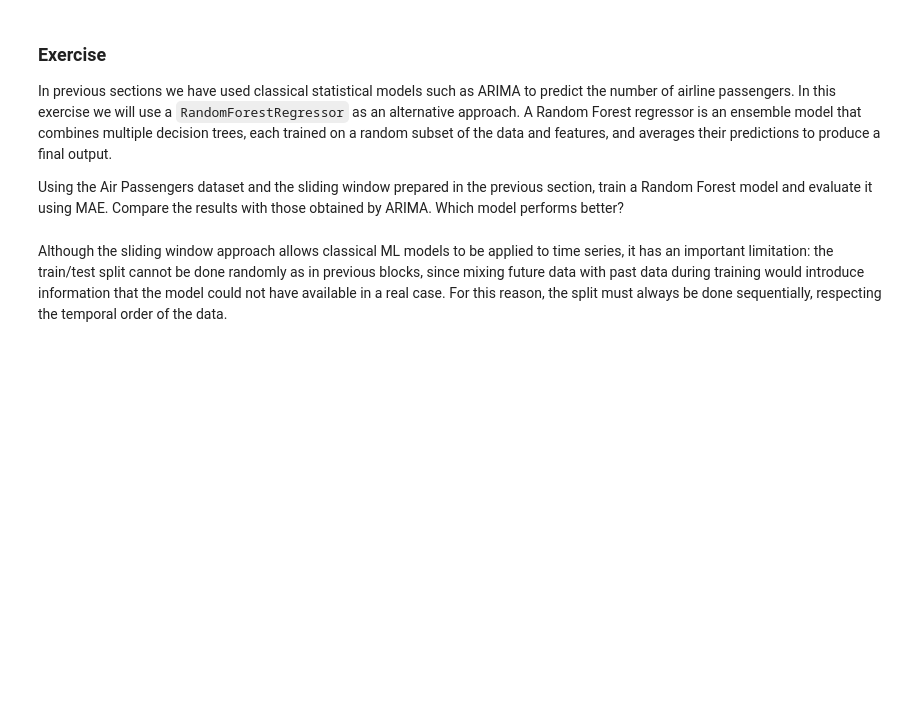
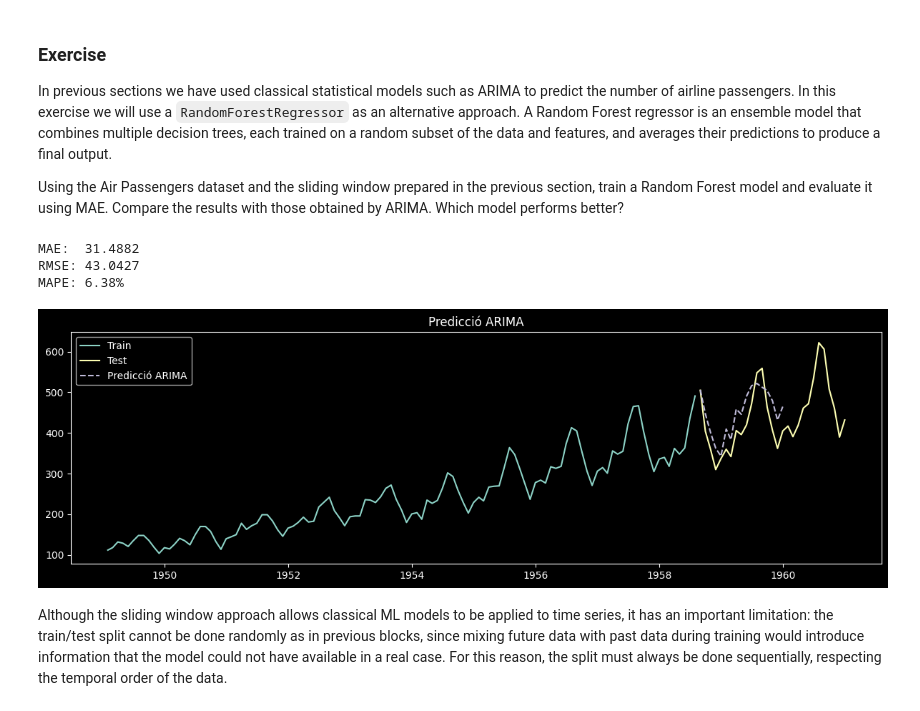
Before and after one commit to bmalcover/AppOC, a Jupyter notebook: docs/notebooks/03_Series/Sol/01_Introduccio.ipynb, the cells around one changed output. Cells and saved outputs as stored; diff of their text form; code cells hidden in the pictures; blank space fills up the shorter version.

```diff
--- a/docs/notebooks/03_Series/Sol/01_Introduccio.ipynb
+++ b/docs/notebooks/03_Series/Sol/01_Introduccio.ipynb
@@ -172,28 +172,42 @@ In previous sections we have used classical statistical models such as ARIMA to
 
 Using the Air Passengers dataset and the sliding window prepared in the previous section, train a Random Forest model and evaluate it using MAE. Compare the results with those obtained by ARIMA. Which model performs better?
 # %%
-# Creation of test and train, information is located in data['passengers']
+X_train = X[:int(len(data) * 0.8)]
+X_test  = X[int(len(data) * 0.8):]
+
+y_train = y[:int(len(data) * 0.8)]
+y_test = y[int(len(data) * 0.8):]
 # %%
 from sklearn.ensemble import RandomForestRegressor
 from sklearn.metrics import mean_absolute_error
 import numpy as np
 
 # Entrenament
-rf = RandomForestRegressor(n_estimators=¿?, random_state=42)
-
+rf = RandomForestRegressor(n_estimators=100, random_state=42, n_jobs=-1)
+rf.fit(X_train, y_train)
 
 # Predicció
+y_pred = rf.predict(X_test)
 
 # Avaluació
+mae  = mean_absolute_error(y_test, y_pred)
+
+print(f"MAE:  {mae:.4f}")
+# %% [output]
+MAE:  31.4882
+RMSE: 43.0427
+MAPE: 6.38%
 # %%
 # Visualització
 plt.figure(figsize=(12, 4))
 plt.plot(train.index, train, label='Train')
 plt.plot(test.index, test, label='Test')
-plt.plot(test.index, ?PREDICTIONS , label='Predicció ARIMA', linestyle='--')
+plt.plot(test.index[:17], y_pred, label='Predicció ARIMA', linestyle='--')
 plt.legend()
 plt.title('Predicció ARIMA')
 plt.tight_layout()
 plt.show()
+# %% [output]
+[figure, added]
 # %% [markdown]
 Although the sliding window approach allows classical ML models to be applied to time series, it has an important limitation: the train/test split cannot be done randomly as in previous blocks, since mixing future data with past data during training would introduce information that the model could not have available in a real case. For this reason, the split must always be done sequentially, respecting the temporal order of the data.
```
Also changed, not shown: 1 other file.
